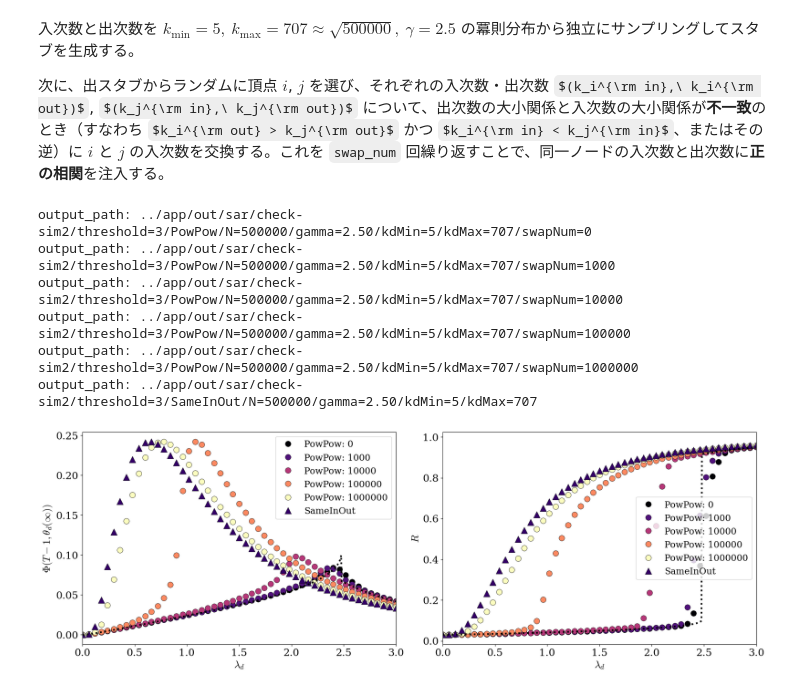
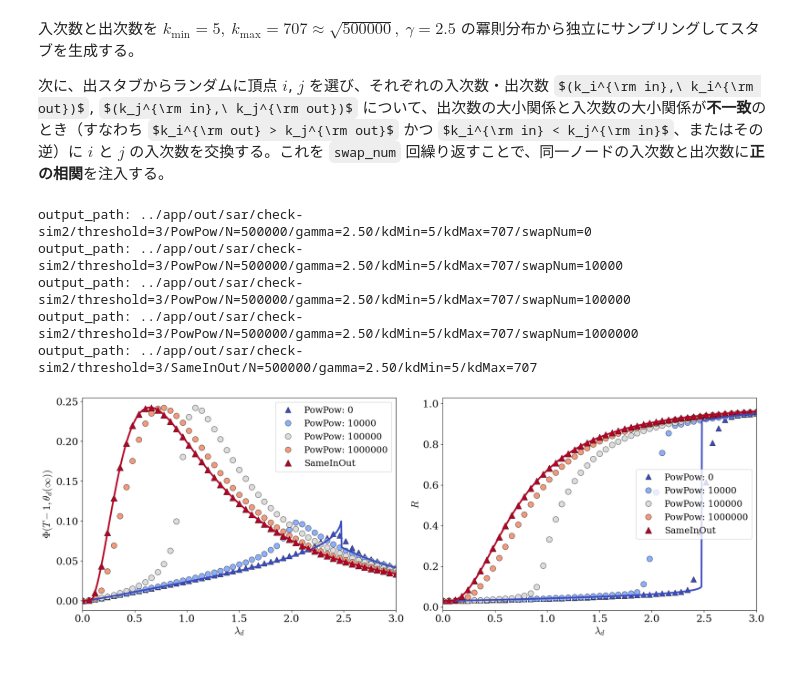
Before and after one commit to Kojirouuuu/directed-network-simulations, a Jupyter notebook: notebooks/directed-ebcm.ipynb, the cells around one changed output. Cells and saved outputs as stored; diff of their text form; code cells hidden in the pictures; some formulas as TeX source.

```diff
--- a/notebooks/directed-ebcm.ipynb
+++ b/notebooks/directed-ebcm.ipynb
@@ -261,9 +292,16 @@ plt.show()
 入次数と出次数を $k_{\min}=5,\ k_{\max}=707\approx\sqrt{500000},\ \gamma=2.5$ の冪則分布から独立にサンプリングしてスタブを生成する。
 
 次に、出スタブからランダムに頂点 $i$, $j$ を選び、それぞれの入次数・出次数 $(k_i^{\rm in},\ k_i^{\rm out})$, $(k_j^{\rm in},\ k_j^{\rm out})$ について、出次数の大小関係と入次数の大小関係が**不一致**のとき（すなわち $k_i^{\rm out} > k_j^{\rm out}$ かつ $k_i^{\rm in} < k_j^{\rm in}$、またはその逆）に $i$ と $j$ の入次数を交換する。これを `swap_num` 回繰り返すことで、同一ノードの入次数と出次数に**正の相関**を注入する。
+# %%
+pi_type = "Pow"
+same_in_out_dir = os.path.abspath(os.path.join("..", "out", "ebcm", "same-in-out"))
+# same_in_out_dir = os.path.abspath(os.path.join("..", "out", "ebcm", "pos-comparison", "same-in-out"))
+same_in_out_path = os.path.join(same_in_out_dir, f"{pi_type}", f"gamma={gamma:.2f}", f"kmin={kmin}", f"kmax={kmax}")
+same_in_out_g = pd.read_csv(os.path.join(same_in_out_path, "gd_zero.csv"))
+same_in_out_g = same_in_out_g.set_index(["T", "rho0", "lambda_d", "mu"]).to_xarray()
 # %%
 batch_size = 16
-swap_num_list = [0, 1000, 10000, 100000, 1000000]
+swap_num_list = [0, 10000, 100000, 1000000]
 df_all = pd.DataFrame()
 
 for swap_num_idx, swap_num in enumerate(swap_num_list):
@@ -319,7 +357,6 @@ lambda_d_values = sim_R["lambda_d"].values
 rho_0_values = sim_R["rho_0"].values
 # %% [output]
 output_path: ../app/out/sar/check-sim2/threshold=3/PowPow/N=500000/gamma=2.50/kdMin=5/kdMax=707/swapNum=0
-output_path: ../app/out/sar/check-sim2/threshold=3/PowPow/N=500000/gamma=2.50/kdMin=5/kdMax=707/swapNum=1000
 output_path: ../app/out/sar/check-sim2/threshold=3/PowPow/N=500000/gamma=2.50/kdMin=5/kdMax=707/swapNum=10000
 output_path: ../app/out/sar/check-sim2/threshold=3/PowPow/N=500000/gamma=2.50/kdMin=5/kdMax=707/swapNum=100000
 output_path: ../app/out/sar/check-sim2/threshold=3/PowPow/N=500000/gamma=2.50/kdMin=5/kdMax=707/swapNum=1000000
@@ -327,16 +364,18 @@ output_path: ../app/out/sar/check-sim2/threshold=3/SameInOut/N=500000/gamma=2.50
 # %%
 fig, ax = plt.subplots(1, 2, figsize=(9*2, 6), constrained_layout=True)
 
-swap_cmap = plt.get_cmap("magma", len(swap_num_list))
-colors_swap = [swap_cmap(i) for i in range(len(swap_num_list))]
+swap_cmap = plt.get_cmap("coolwarm", len(swap_num_list)+1)
+colors_swap = [swap_cmap(i) for i in range(len(swap_num_list)+1)]
 
 for swap_num_idx, swap_num in enumerate(swap_num_list):
+    curr_color = colors_swap[swap_num_idx]
+    curr_marker = markers[0] if swap_num != 0 else markers[1]
     rho = rho_0_values[0]
     y = sim_Phi.sel(network_type="PowPow").sel(rho_0=rho).sel(swap_num=swap_num).squeeze().mean(dim='itr') / show_N
     ax[0].plot(
         lambda_d_values, y,
-        linestyle="", marker=markers[0],
-        markersize=10, markerfacecolor=colors_swap[swap_num_idx],
+        linestyle="", marker=curr_marker,
+        markersize=10, markerfacecolor=curr_color,
         markeredgecolor="black", markeredgewidth=0.5,
         label=f"PowPow: {swap_num}"
     )
@@ -344,8 +383,8 @@ for swap_num_idx, swap_num in enumerate(swap_num_list):
     y = sim_R.sel(network_type="PowPow").sel(rho_0=rho).sel(swap_num=swap_num).squeeze().mean(dim='itr') / show_N
     ax[1].plot(
         lambda_d_values, y,
-        linestyle="", marker=markers[0],
-        markersize=10, markerfacecolor=colors_swap[swap_num_idx],
+        linestyle="", marker=curr_marker,
+        markersize=10, markerfacecolor=curr_color,
         markeredgecolor="black", markeredgewidth=0.5,
         label=f"PowPow: {swap_num}"
     )
@@ -355,7 +394,7 @@ for nidx, additional_network_type in enumerate(additional_network_types):
     ax[0].plot(
         lambda_d_values, y,
         linestyle="", marker=markers[1],
-        markersize=12, markerfacecolor=colors[-1],
+        markersize=12, markerfacecolor=colors_swap[-1],
         markeredgecolor="black", markeredgewidth=0.5,
         label=f"{additional_network_type}"
     )
@@ -364,36 +403,48 @@ for nidx, additional_network_type in enumerate(additional_network_types):
     ax[1].plot(
         lambda_d_values, y,
         linestyle="", marker=markers[1],
-        markersize=12, markerfacecolor=colors[-1],
+        markersize=12, markerfacecolor=colors_swap[-1],
         markeredgecolor="black", markeredgewidth=0.5,
         label=f"{additional_network_type}"
     )
 
 if show_T != 1:
     y = g["Phi"].sel(rho0=rho).sel(T=show_T).squeeze()
     ax[0].plot(
         y["lambda_d"], y,
-        linestyle=":", linewidth=3.0, color="black"
+        linestyle="-", linewidth=3.0, color=colors_swap[0]
     )
 
     y = g["R"].sel(rho0=rho).sel(T=show_T).squeeze()
     ax[1].plot(
         y["lambda_d"], y,
-        linestyle=":", linewidth=3.0, color="black"
+        linestyle="-", linewidth=3.0, color=colors_swap[0]
+    )
+
+    y = same_in_out_g["Phi"].sel(rho0=rho).sel(T=show_T).squeeze()
+    ax[0].plot(
+        y["lambda_d"], y,
+        linestyle="-", linewidth=3.0, color=colors_swap[-1]
+    )
+
+    y = same_in_out_g["R"].sel(rho0=rho).sel(T=show_T).squeeze()
+    ax[1].plot(
+        y["lambda_d"], y,
+        linestyle="-", linewidth=3.0, color=colors_swap[-1]
     )
 
 ax[0].set_xlabel(rf"$\lambda_d$")
 ax[0].set_ylabel(rf"$\Phi(T-1, \theta_d(\infty))$")
 # ax[0].grid(linestyle="-", alpha=0.3)
 ax[0].set_xlim(min(lambda_d_values), max(lambda_d_values))
 ax[0].legend()
 
 ax[1].set_xlabel(rf"$\lambda_d$")
 ax[1].set_ylabel(rf"$R$")
 # ax[1].grid(linestyle="-", alpha=0.3)
 ax[1].set_xlim(min(lambda_d_values), max(lambda_d_values))
 ax[1].legend()
 
 plt.show()
 # %% [output]
-[figure, old version]
+[figure, new version]
```
Also changed, not shown: parts of 5 cells of this notebook, 4 other files.
